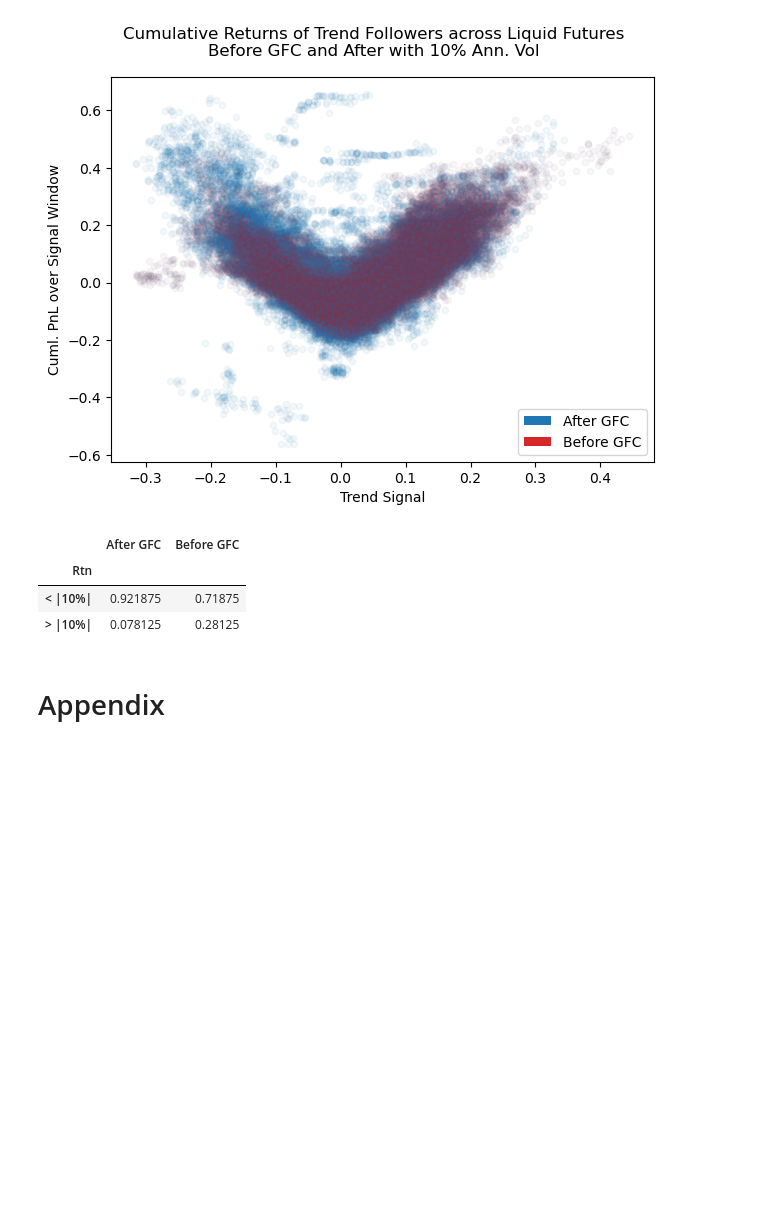
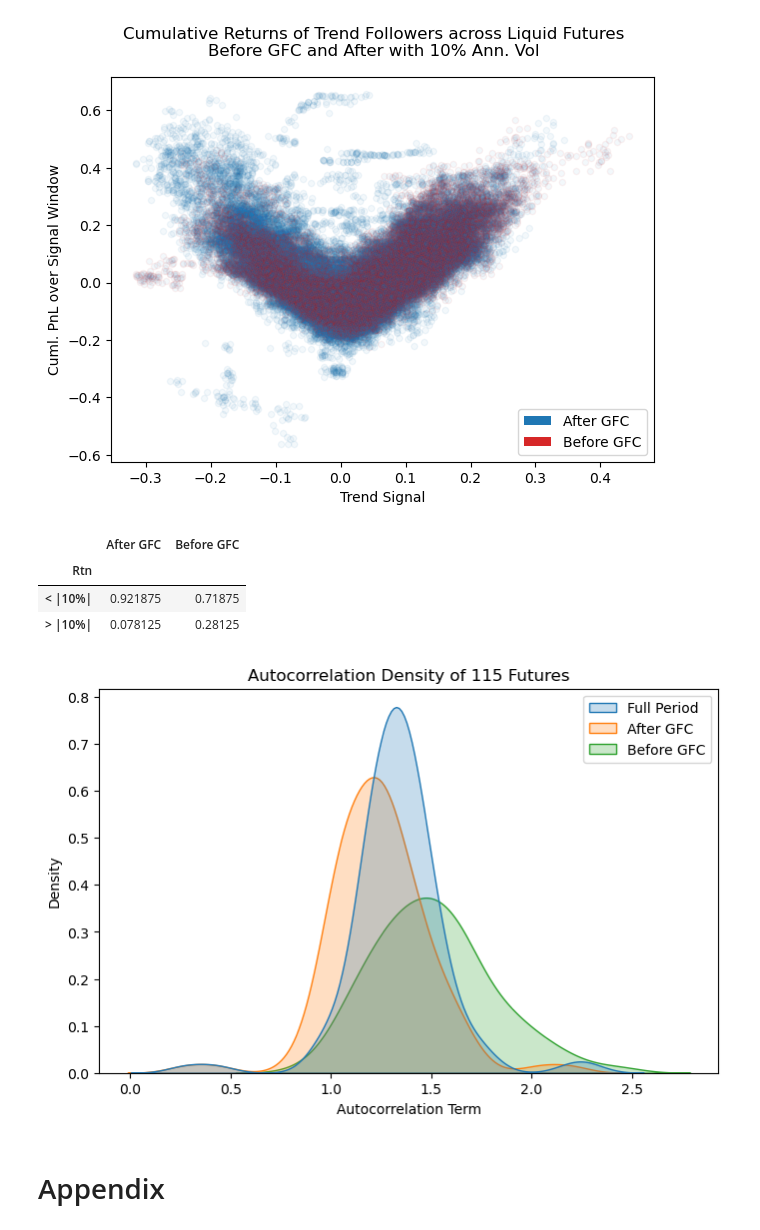
Before and after one commit to diegodalvarez/TrendSystem, a Jupyter notebook: Research/Blogs/Gresham.ipynb, the cells around one changed output. Cells and saved outputs as stored; diff of their text form; code cells hidden in the pictures; blank space fills up the shorter version.

Commit message:
Gresham Update
Trend is your friend

```diff
--- a/Research/Blogs/Gresham.ipynb
+++ b/Research/Blogs/Gresham.ipynb
@@ -533,3 +572,43 @@ def _get_quarterly_rtn(df: pd.DataFrame) -> pd.DataFrame:
+# %%
+df_grouped = (df_signal
+    .assign(
+        date_period = lambda x: np.where(x.date <= gfc_date, "before_gfc", "after_gfc")))
+
+df_grouped_trendiness = (df_grouped
+    .groupby(["ticker", "date_period"])
+    .progress_apply(lambda group: lo_autocorr_measure(group))
+    .reset_index())
+# %%
+df_trendiness = (df_signal
+    .groupby("ticker")
+    .progress_apply(lambda group: lo_autocorr_measure(group))
+    .reset_index())
+# %%
+date_renamer = {
+    "all"       : "Full Period",
+    "after_gfc" : "After GFC",
+    "before_gfc": "Before GFC"}
+
+df_combined_trendiness = (pd.concat([
+    df_trendiness[["ticker", "trendiness"]].assign(date_period = "all"),
+    df_grouped_trendiness[["ticker", "date_period", "trendiness"]]])
+    .rename(columns = {"date_period": ""})
+    .replace(date_renamer))
+# %%
+fig, ax = plt.subplots(figsize=(8, 5))
+
+sns.kdeplot(
+    data = df_combined_trendiness.reset_index(drop = True),
+    x    = "trendiness",
+    hue  = "",
+    ax   = ax,
+    fill = True)
+
+ax.set_xlabel("Autocorrelation Term")
+ax.set_title("Autocorrelation Density of {} Futures".format(len(df_signal.ticker.drop_duplicates())))
+plt.show()
+# %% [output]
+[figure, added]
 # %% [markdown]
 # Appendix
 # %% [markdown]
```
Also changed, not shown: parts of 4 cells of this notebook.
